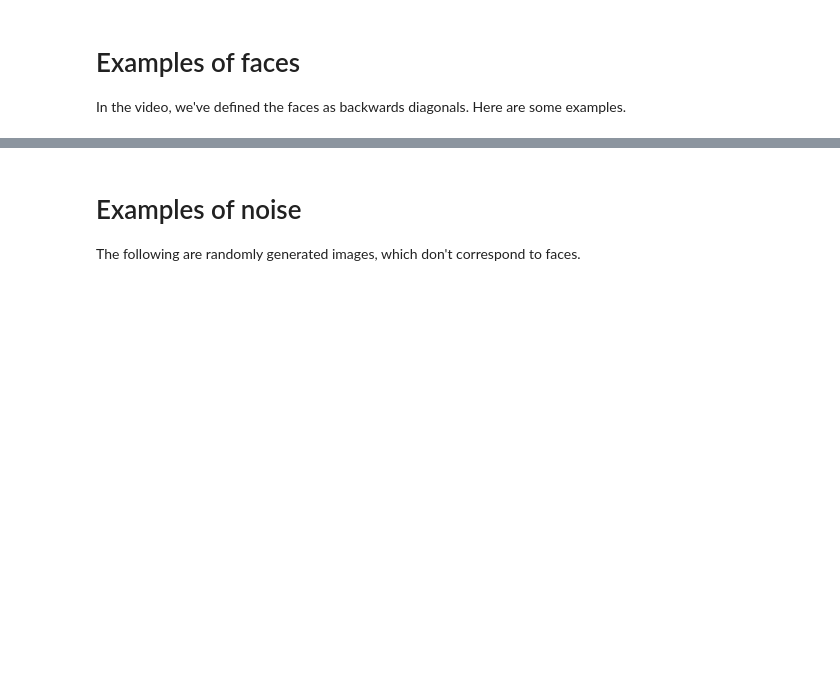
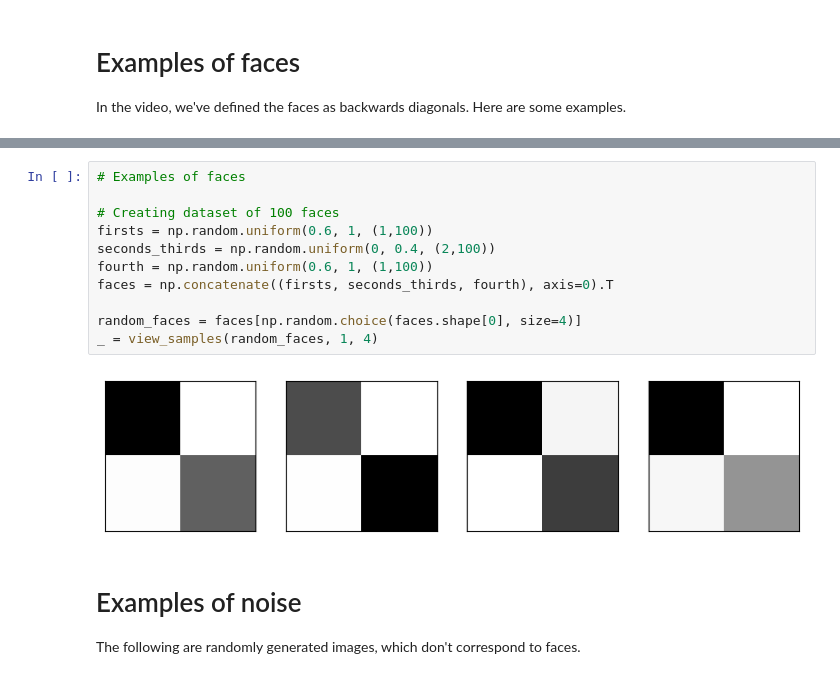
Before and after one commit to yashpundir/Research-Study, a Jupyter notebook: gans/GANs_in_Slanted_Land.ipynb, the cells around one changed output, grey strips where cells are left out. Drawn from its saved outputs; the diff is of its cells as text; blank space fills up the shorter version.

```diff
--- a/gans/GANs_in_Slanted_Land.ipynb
+++ b/gans/GANs_in_Slanted_Land.ipynb
@@ -44,3 +38,16 @@ _ = view_samples(faces, 1, 4)
+# %%
+# Examples of faces
+
+# Creating dataset of 100 faces
+firsts = np.random.uniform(0.6, 1, (1,100))
+seconds_thirds = np.random.uniform(0, 0.4, (2,100))
+fourth = np.random.uniform(0.6, 1, (1,100))
+faces = np.concatenate((firsts, seconds_thirds, fourth), axis=0).T
+
+random_faces = faces[np.random.choice(faces.shape[0], size=4)]
+_ = view_samples(random_faces, 1, 4)
+# %% [output]
+[figure, added]
 # %% [markdown]
 # Examples of noise
 The following are randomly generated images, which don't correspond to faces.
```
Also changed, not shown: parts of 14 cells of this notebook, 1 other file.
